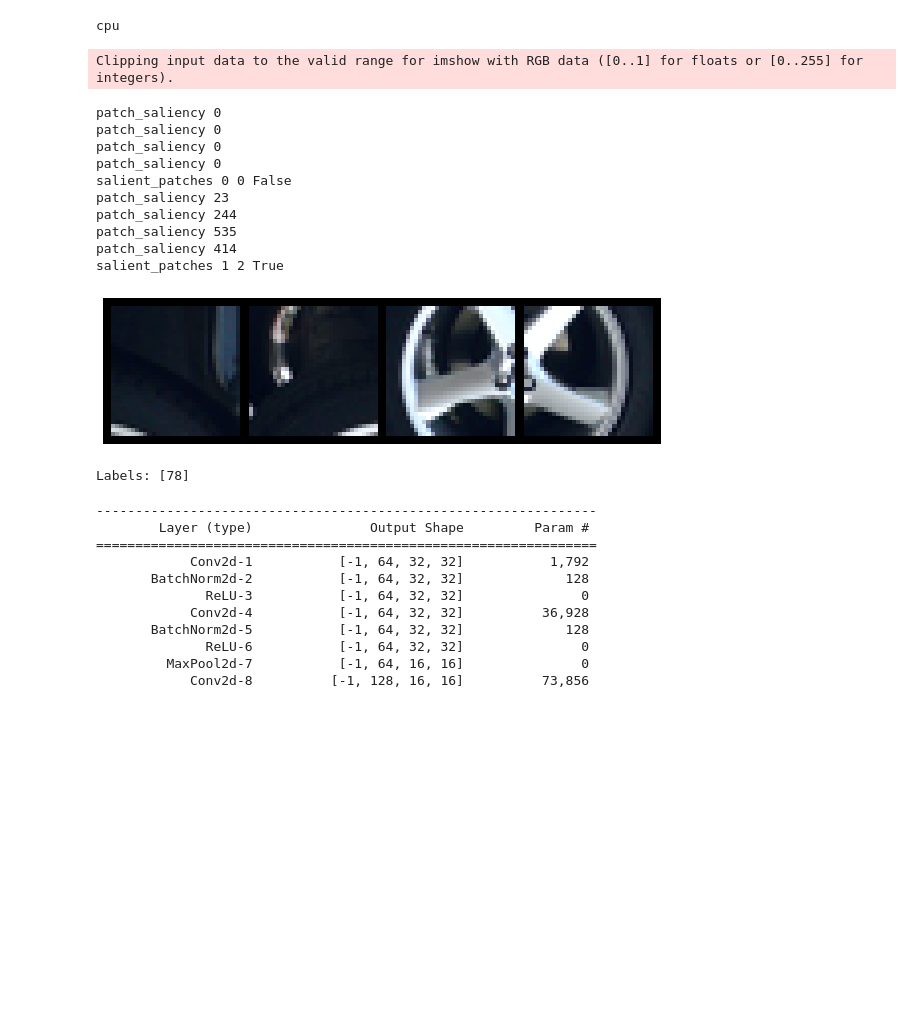
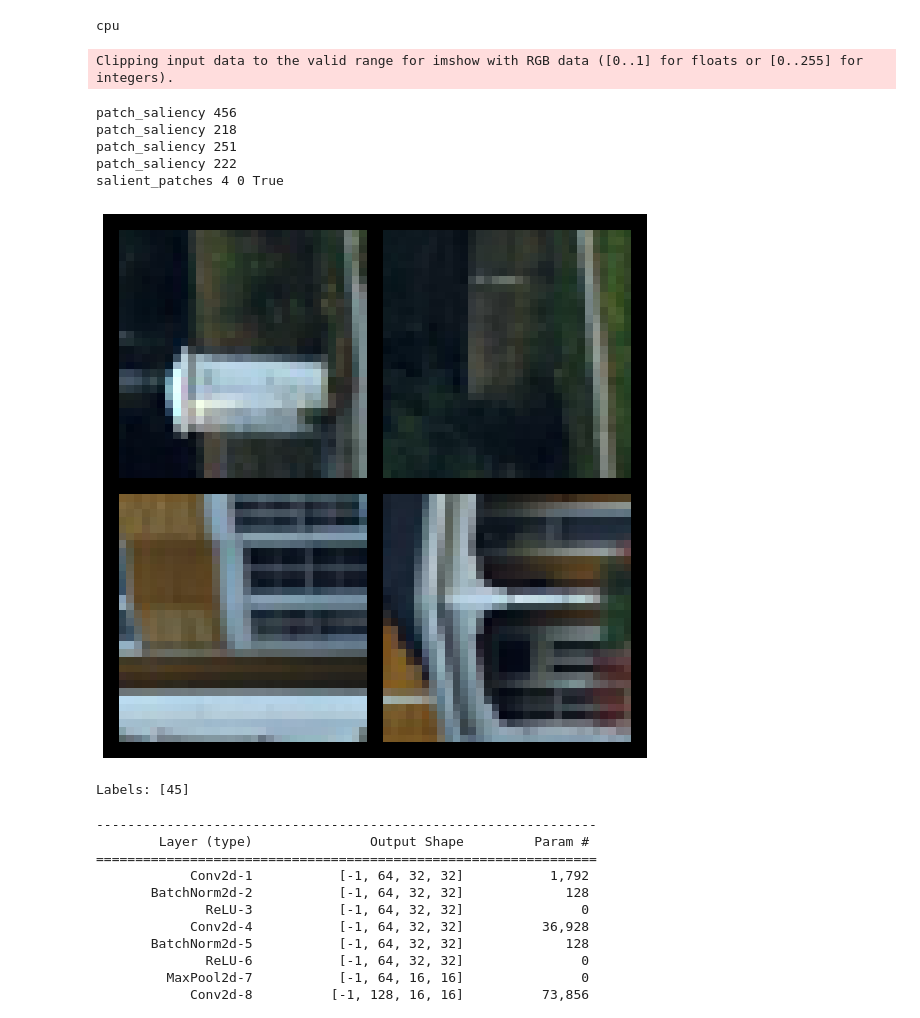
Before and after one commit to virtualgraham/sc_patch, a Jupyter notebook: src/variations/variations_d.ipynb, the cells around one changed output. Cells and saved outputs as stored; diff of their text form; code cells hidden in the pictures; blank space fills up the shorter version.

```diff
--- a/src/variations/variations_d.ipynb
+++ b/src/variations/variations_d.ipynb
@@ -94,6 +95,7 @@ class UnNormalize(object):
 
 unorm = UnNormalize(mean=(0.485, 0.456, 0.406), std=(0.229, 0.224, 0.225))
 # %%
+
 #########################################
 # This class generates patches for training
 #########################################
@@ -161,14 +163,13 @@ class ShufflePatchDataset(Dataset):
         patch_saliency_map = saliency_map[p[0]:p[0]+self.patch_dim, p[1]:p[1]+self.patch_dim]
         patch_saliency = np.sum(patch_saliency_map > .5)
         print('patch_saliency', patch_saliency)
-        if patch_saliency >= 500:
+        if patch_saliency >= 100:
           high_saliency_patches += 1
-        elif patch_saliency >= 100:
+        elif patch_saliency >= 40:
           med_saliency_patches += 1
 
     print('salient_patches', high_saliency_patches, med_saliency_patches, high_saliency_patches > 0 and (high_saliency_patches + med_saliency_patches) > 2)
     return high_saliency_patches > 0 and (high_saliency_patches + med_saliency_patches) > 2
-
 
   def __getitem__(self, index):
     # [y, x, chan], dtype=uint8, top_left is (0,0)
@@ -258,26 +259,21 @@ vizloader = torch.utils.data.DataLoader(vizdataset,
 # %%
 #############################
 # Visualizing validation dataset
 #############################
 
 example_batch_val = next(iter(vizloader))
 concatenated = torch.cat((unorm(example_batch_val[0]),unorm(example_batch_val[1]),unorm(example_batch_val[2]),unorm(example_batch_val[3])),0)
-imshow(torchvision.utils.make_grid(concatenated))
+imshow(torchvision.utils.make_grid(concatenated, nrow=2))
 print(f'Labels: {example_batch_val[4].numpy()}')
 # %% [output]
 Clipping input data to the valid range for imshow with RGB data ([0..1] for floats or [0..255] for integers).
-patch_saliency 0
-patch_saliency 0
-patch_saliency 0
-patch_saliency 0
-salient_patches 0 0 False
-patch_saliency 23
-patch_saliency 244
-patch_saliency 535
-patch_saliency 414
-salient_patches 1 2 True
+patch_saliency 456
+patch_saliency 218
+patch_saliency 251
+patch_saliency 222
+salient_patches 4 0 True
-[figure, old version]
+[figure, new version]
-Labels: [78]
+Labels: [45]
 # %%
 ##################################################
 # Model for learning patch position
```
Also changed, not shown: parts of 1 cell of this notebook, 8 other files.
